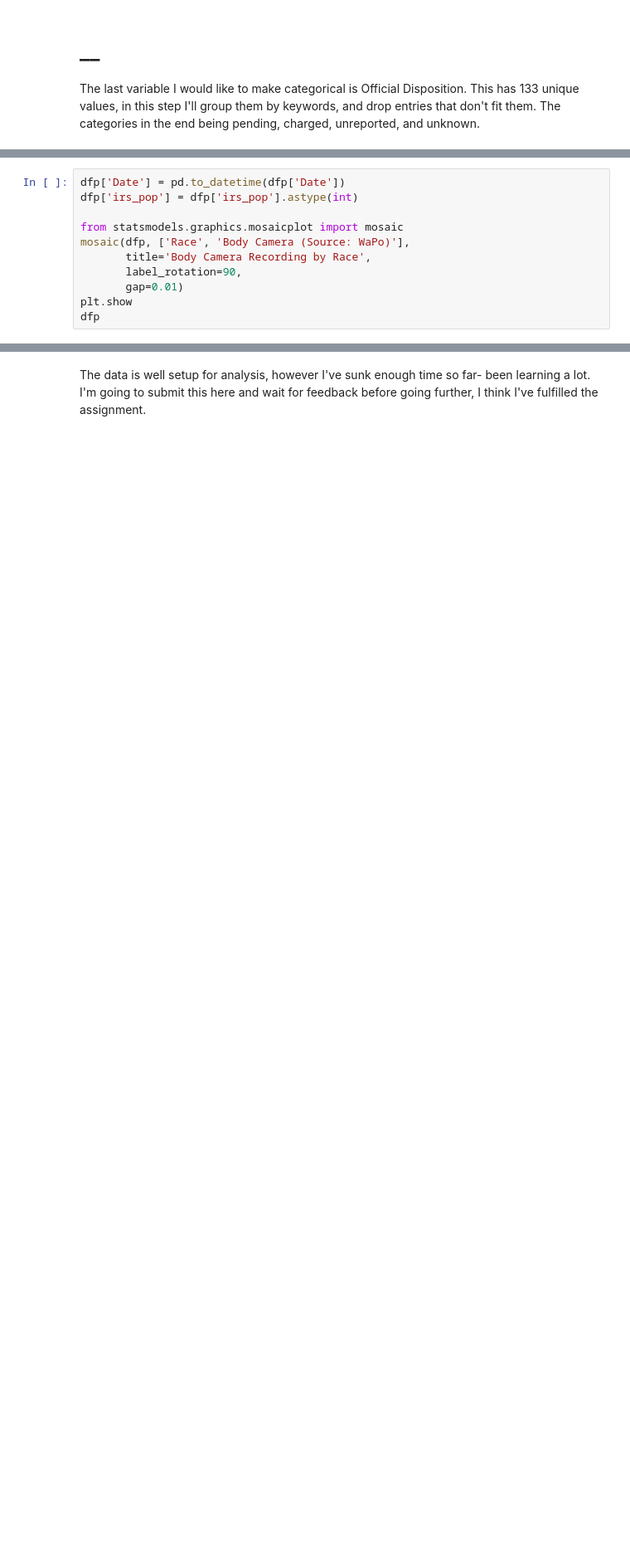
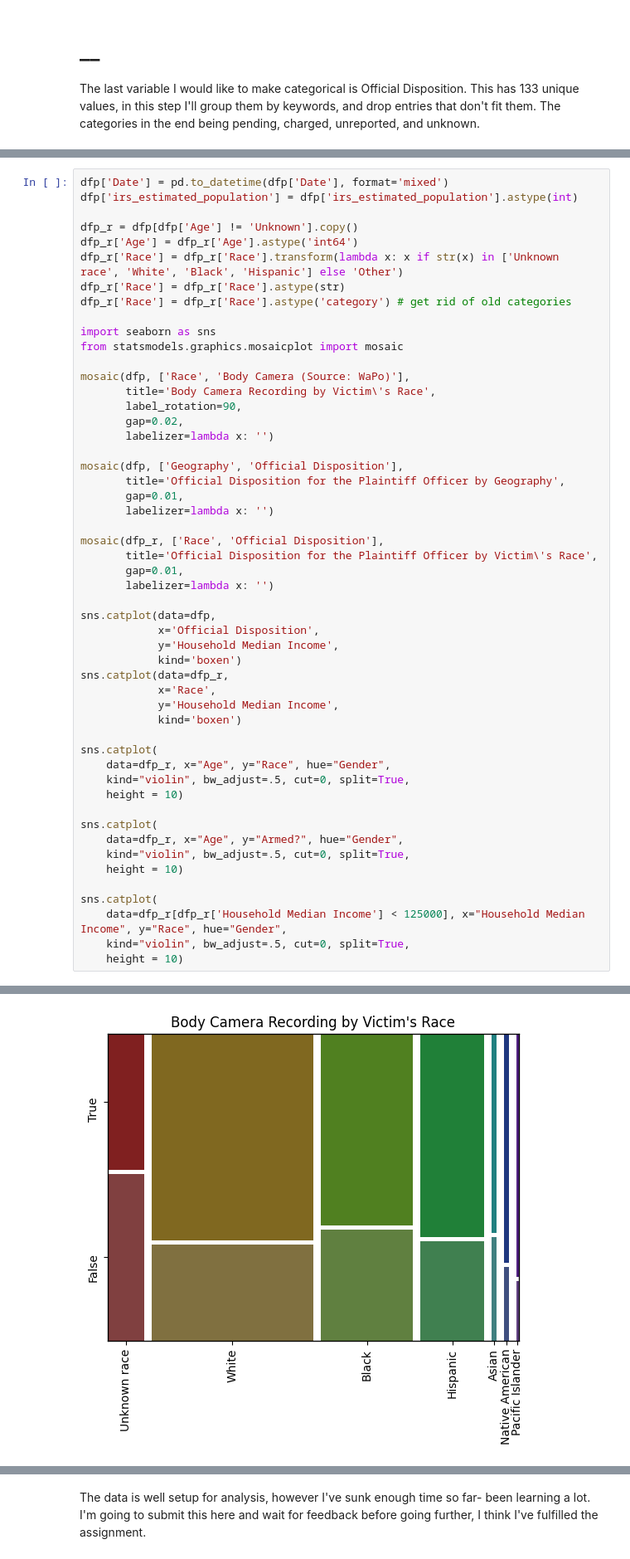
Before and after one commit to beckcarver/exploratory-data-analysis-beckcarver, a Jupyter notebook: exploratory.ipynb, the cells around one changed output, grey strips where cells are left out. Shown at 83% size. Saved outputs shown, nothing was run; the diff lists cells and outputs as text; blank space fills up the shorter version.

```diff
--- a/exploratory.ipynb
+++ b/exploratory.ipynb
@@ -323,11 +378,0 @@ See the caveats in the documentation: https://pandas.pydata.org/pandas-docs/stab
-# %%
-dfp['Date'] = pd.to_datetime(dfp['Date'])
-dfp['irs_pop'] = dfp['irs_pop'].astype(int)
-
-from statsmodels.graphics.mosaicplot import mosaic
-mosaic(dfp, ['Race', 'Body Camera (Source: WaPo)'],
-       title='Body Camera Recording by Race',
-       label_rotation=90,
-       gap=0.01)
-plt.show
-dfp
@@ -358,0 +379,53 @@ See the caveats in the documentation: https://pandas.pydata.org/pandas-docs/stab
+# %%
+dfp['Date'] = pd.to_datetime(dfp['Date'], format='mixed')
+dfp['irs_estimated_population'] = dfp['irs_estimated_population'].astype(int)
+
+dfp_r = dfp[dfp['Age'] != 'Unknown'].copy()
+dfp_r['Age'] = dfp_r['Age'].astype('int64')
+dfp_r['Race'] = dfp_r['Race'].transform(lambda x: x if str(x) in ['Unknown race', 'White', 'Black', 'Hispanic'] else 'Other')
+dfp_r['Race'] = dfp_r['Race'].astype(str)
+dfp_r['Race'] = dfp_r['Race'].astype('category') # get rid of old categories
+
+import seaborn as sns
+from statsmodels.graphics.mosaicplot import mosaic
+
+mosaic(dfp, ['Race', 'Body Camera (Source: WaPo)'],
+       title='Body Camera Recording by Victim\'s Race',
+       label_rotation=90,
+       gap=0.02,
+       labelizer=lambda x: '')
+
+mosaic(dfp, ['Geography', 'Official Disposition'],
+       title='Official Disposition for the Plaintiff Officer by Geography',
+       gap=0.01,
+       labelizer=lambda x: '')
+
+mosaic(dfp_r, ['Race', 'Official Disposition'],
+       title='Official Disposition for the Plaintiff Officer by Victim\'s Race',
+       gap=0.01,
+       labelizer=lambda x: '')
+
+sns.catplot(data=dfp,
+            x='Official Disposition',
+            y='Household Median Income',
+            kind='boxen')
+sns.catplot(data=dfp_r,
+            x='Race',
+            y='Household Median Income',
+            kind='boxen')
+
+sns.catplot(
+    data=dfp_r, x="Age", y="Race", hue="Gender",
+    kind="violin", bw_adjust=.5, cut=0, split=True,
+    height = 10)
+
+sns.catplot(
+    data=dfp_r, x="Age", y="Armed?", hue="Gender",
+    kind="violin", bw_adjust=.5, cut=0, split=True,
+    height = 10)
+
+sns.catplot(
+    data=dfp_r[dfp_r['Household Median Income'] < 125000], x="Household Median Income", y="Race", hue="Gender",
+    kind="violin", bw_adjust=.5, cut=0, split=True,
+    height = 10)
+# %% [output]
@@ -358,0 +433 @@ See the caveats in the documentation: https://pandas.pydata.org/pandas-docs/stab
+[figure, added]
```
Also changed, not shown: parts of 16 cells of this notebook.
